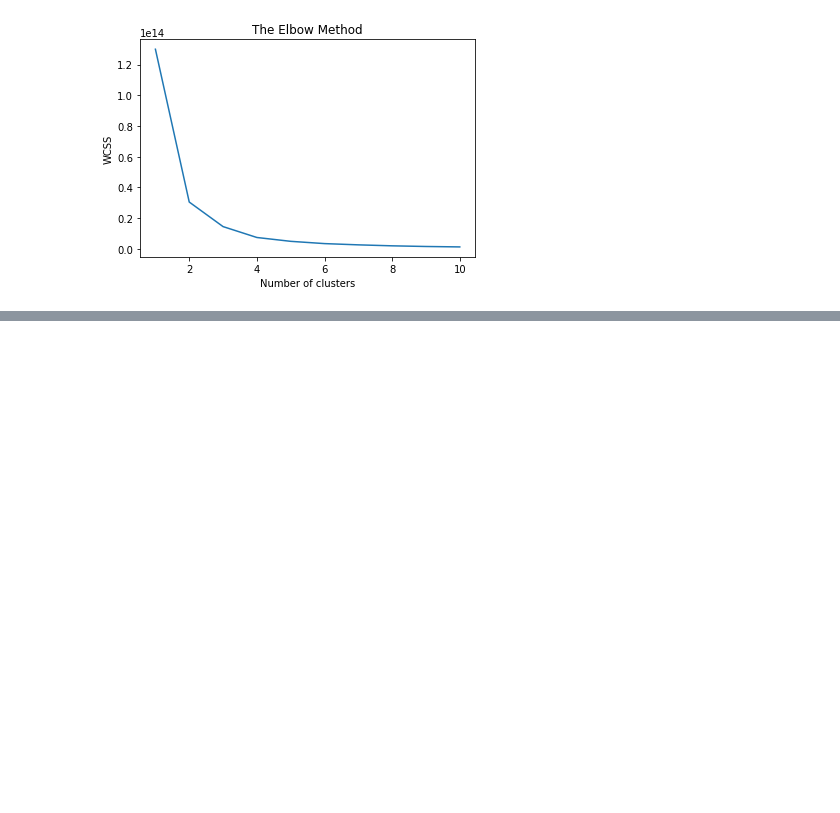
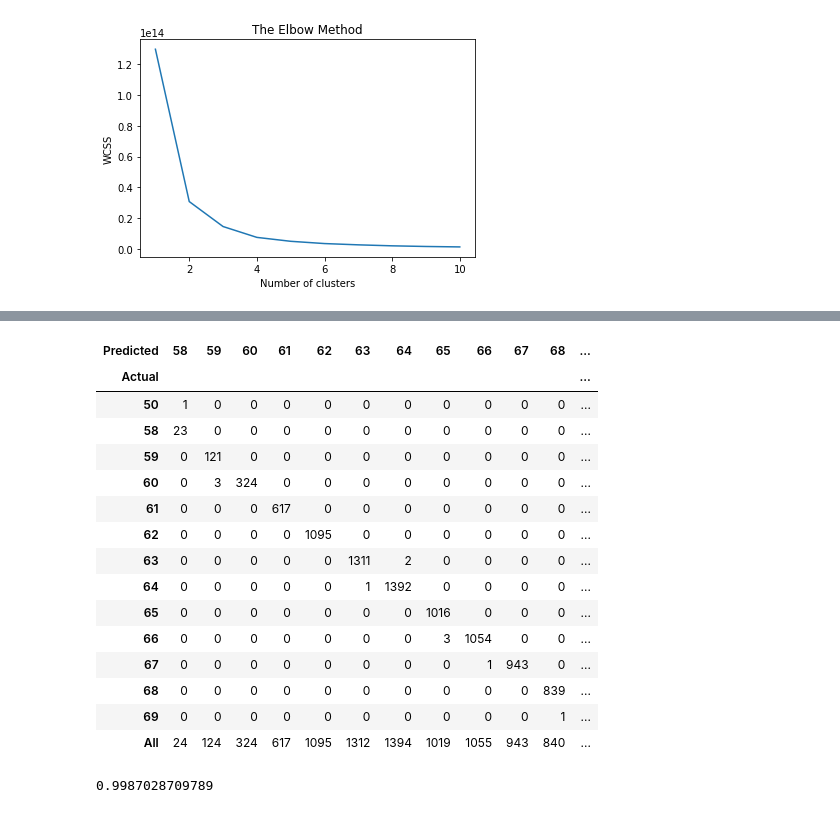
Before and after one commit to testertester193/SEMS, a Jupyter notebook: Kmeans_data.ipynb, the cells around one changed output, grey strips where cells are left out. Saved outputs shown, nothing was run; the diff lists cells and outputs as text; code cells hidden in the pictures; blank space fills up the shorter version.

```diff
--- a/Kmeans_data.ipynb
+++ b/Kmeans_data.ipynb
@@ -77,0 +114,24 @@ plt.scatter(X_train['Environment:Site Outdoor Air Drybulb Temperature [C](TimeSt
+# %%
+confusion_matrix
+# %% [output]
+| Predicted | 58 | 59 | 60 | 61 | 62 | 63 | 64 | 65 | 66 | 67 | 68 | ... |
+| Actual |  |  |  |  |  |  |  |  |  |  |  | ... |
+| 50 | 1 | 0 | 0 | 0 | 0 | 0 | 0 | 0 | 0 | 0 | 0 | ... |
+| 58 | 23 | 0 | 0 | 0 | 0 | 0 | 0 | 0 | 0 | 0 | 0 | ... |
+| 59 | 0 | 121 | 0 | 0 | 0 | 0 | 0 | 0 | 0 | 0 | 0 | ... |
+| 60 | 0 | 3 | 324 | 0 | 0 | 0 | 0 | 0 | 0 | 0 | 0 | ... |
+| 61 | 0 | 0 | 0 | 617 | 0 | 0 | 0 | 0 | 0 | 0 | 0 | ... |
+| 62 | 0 | 0 | 0 | 0 | 1095 | 0 | 0 | 0 | 0 | 0 | 0 | ... |
+| 63 | 0 | 0 | 0 | 0 | 0 | 1311 | 2 | 0 | 0 | 0 | 0 | ... |
+| 64 | 0 | 0 | 0 | 0 | 0 | 1 | 1392 | 0 | 0 | 0 | 0 | ... |
+| 65 | 0 | 0 | 0 | 0 | 0 | 0 | 0 | 1016 | 0 | 0 | 0 | ... |
+| 66 | 0 | 0 | 0 | 0 | 0 | 0 | 0 | 3 | 1054 | 0 | 0 | ... |
+| 67 | 0 | 0 | 0 | 0 | 0 | 0 | 0 | 0 | 1 | 943 | 0 | ... |
+| 68 | 0 | 0 | 0 | 0 | 0 | 0 | 0 | 0 | 0 | 0 | 839 | ... |
+| 69 | 0 | 0 | 0 | 0 | 0 | 0 | 0 | 0 | 0 | 0 | 1 | ... |
+| All | 24 | 124 | 324 | 617 | 1095 | 1312 | 1394 | 1019 | 1055 | 943 | 840 | ... |
+# %%
+from sklearn.metrics import accuracy_score
+accuracy_score(y_test, y_pred)
+# %% [output]
+0.9987028709789
```
Also changed, not shown: parts of 18 cells of this notebook, 2 other files.
